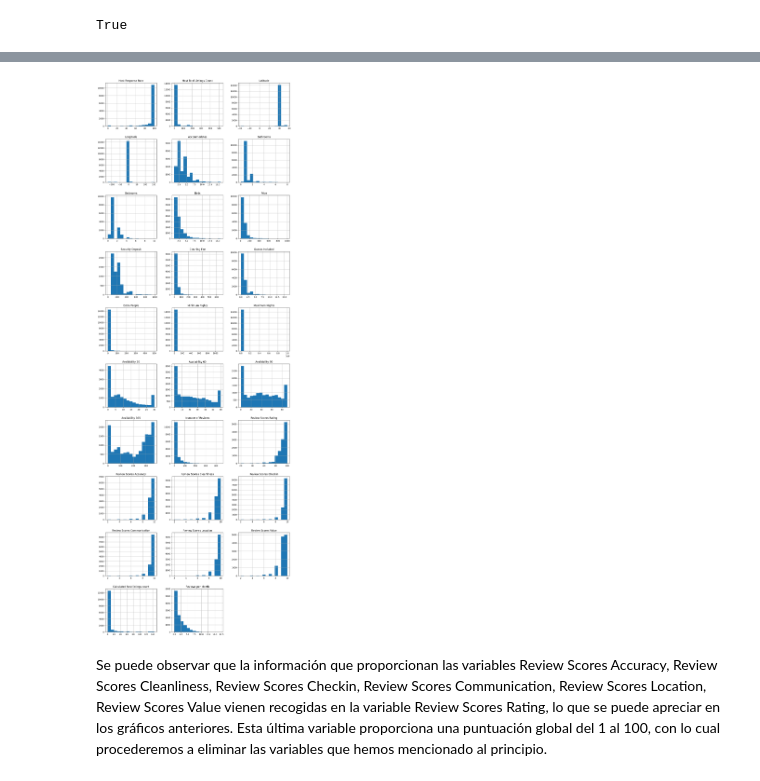
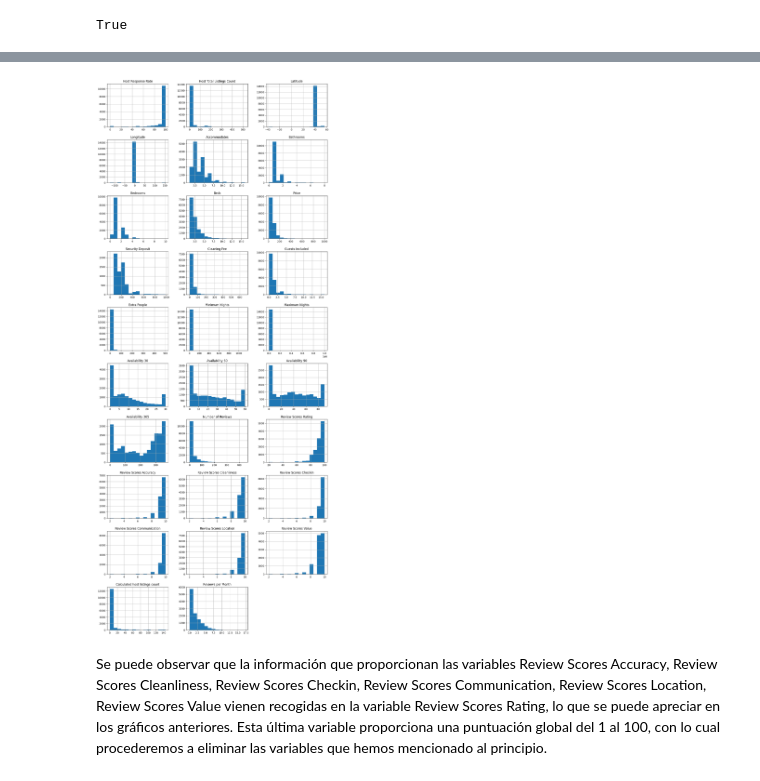
Before and after one commit to angelsar98/Trabajo-Final-ML-2023, a Jupyter notebook: Trabajo_Final_ML_(Preprocessing_y_Análisis_Exploratorio).ipynb, the cells around one changed output, grey strips where cells are left out. Saved outputs shown, nothing was run; the diff lists cells and outputs as text; code cells hidden in the pictures.

```diff
--- a/Trabajo_Final_ML_(Preprocessing_y_Análisis_Exploratorio).ipynb
+++ b/Trabajo_Final_ML_(Preprocessing_y_Análisis_Exploratorio).ipynb
@@ -478,10 +478,10 @@ df.describe().T
 | Calculated host listings count | 14776.0 | 9.486871 | 23.626014 | 1.000000 | 1.000000 | 2.000000 | 5.000000 | 145.000000 |
 | Reviews per Month | 11618.0 | 1.870014 | 1.867550 | 0.020000 | 0.450000 | 1.200000 | 2.780000 | 17.210000 |
 # %%
-df.hist(figsize=(16,48),layout=(10,3),bins=15)
+df.hist(figsize=(16,40),layout=(10,3),bins=15)
 plt.show()
 # %% [output]
-[figure, old version]
+[figure, new version]
 # %% [markdown]
 Se puede observar que la información que proporcionan las variables Review Scores Accuracy, Review Scores Cleanliness, Review Scores Checkin, Review Scores Communication, Review Scores Location, Review Scores Value vienen recogidas en la variable Review Scores Rating, lo que se puede apreciar en los gráficos anteriores. Esta última variable proporciona una puntuación global del 1 al 100, con lo cual procederemos a eliminar las variables que hemos mencionado al principio.
 # %%
```
Also changed, not shown: parts of 3 cells of this notebook.
